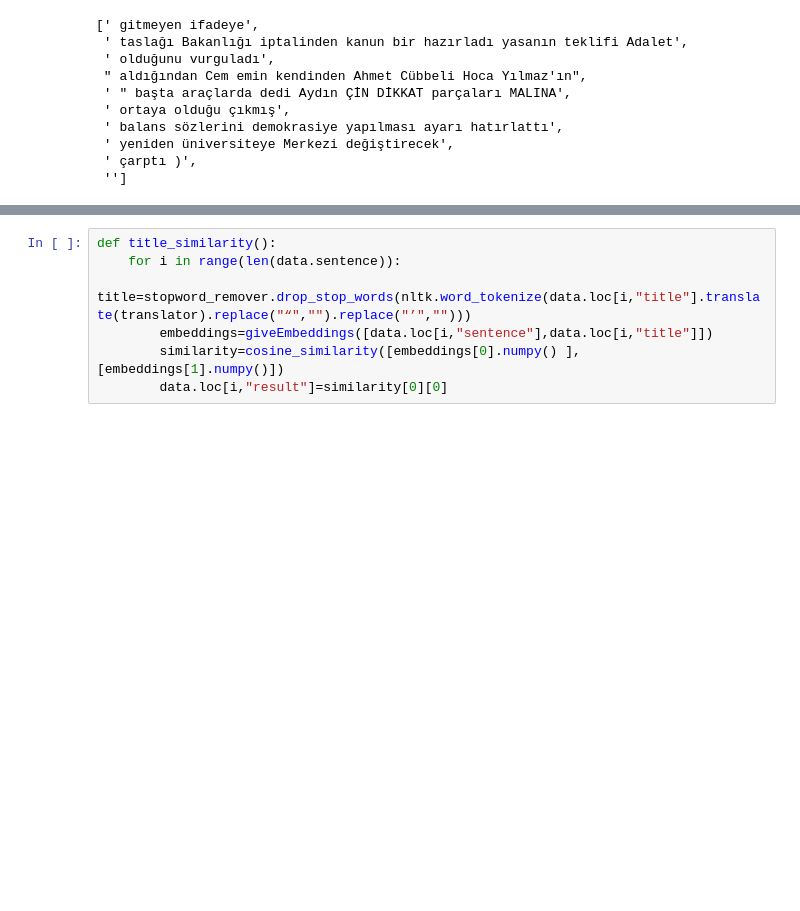
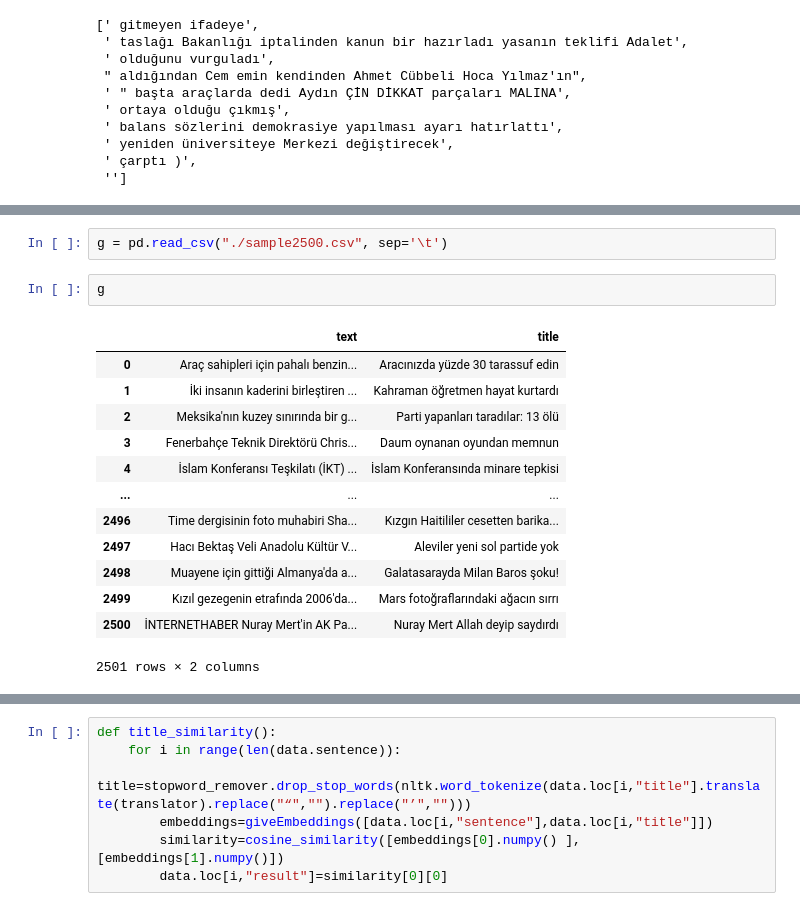
Before and after one commit to gulen-sule/Headline-Generation, a Jupyter notebook: training_ipynb_edited.ipynb, the cells around one changed output, grey strips where cells are left out. Saved outputs shown, nothing was run; the diff lists cells and outputs as text; blank space fills up the shorter version.

```diff
--- a/training_ipynb_edited.ipynb
+++ b/training_ipynb_edited.ipynb
@@ -644,0 +504,18 @@ titles
+# %%
+g = pd.read_csv("./sample2500.csv", sep='\t')
+# %%
+g
+# %% [output]
+|  | text | title |
+| 0 | Araç sahipleri için pahalı benzin... | Aracınızda yüzde 30 tarassuf edin |
+| 1 | İki insanın kaderini birleştiren ... | Kahraman öğretmen hayat kurtardı |
+| 2 | Meksika'nın kuzey sınırında bir g... | Parti yapanları taradılar: 13 ölü |
+| 3 | Fenerbahçe Teknik Direktörü Chris... | Daum oynanan oyundan memnun |
+| 4 | İslam Konferansı Teşkilatı (İKT) ... | İslam Konferansında minare tepkisi |
+| ... | ... | ... |
+| 2496 | Time dergisinin foto muhabiri Sha... | Kızgın Haitililer cesetten barika... |
+| 2497 | Hacı Bektaş Veli Anadolu Kültür V... | Aleviler yeni sol partide yok |
+| 2498 | Muayene için gittiği Almanya'da a... | Galatasarayda Milan Baros şoku! |
+| 2499 | Kızıl gezegenin etrafında 2006'da... | Mars fotoğraflarındaki ağacın sırrı |
+| 2500 | İNTERNETHABER Nuray Mert'in AK Pa... | Nuray Mert Allah deyip saydırdı |
+2501 rows × 2 columns
```
Also changed, not shown: parts of 67 cells of this notebook, 1 other file.
